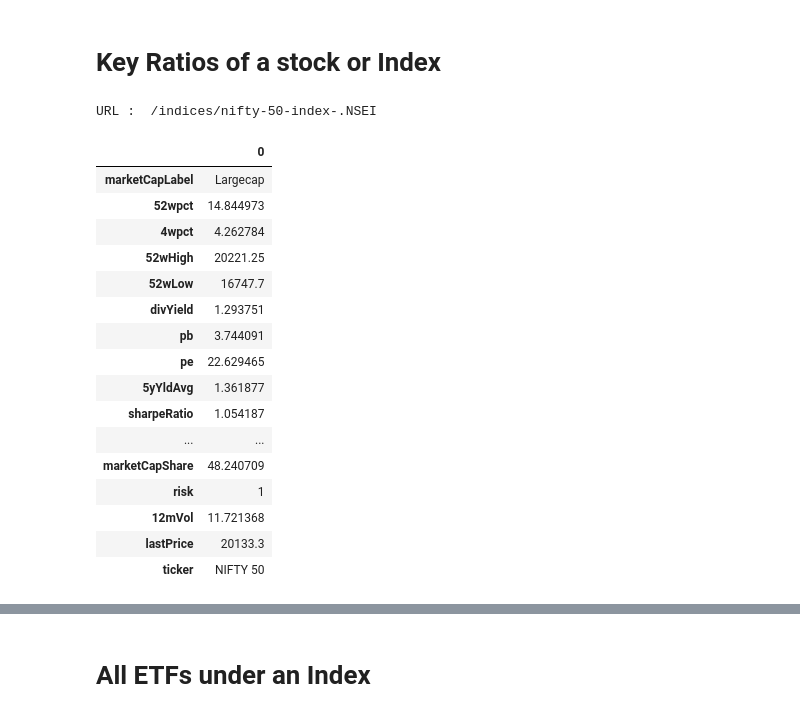
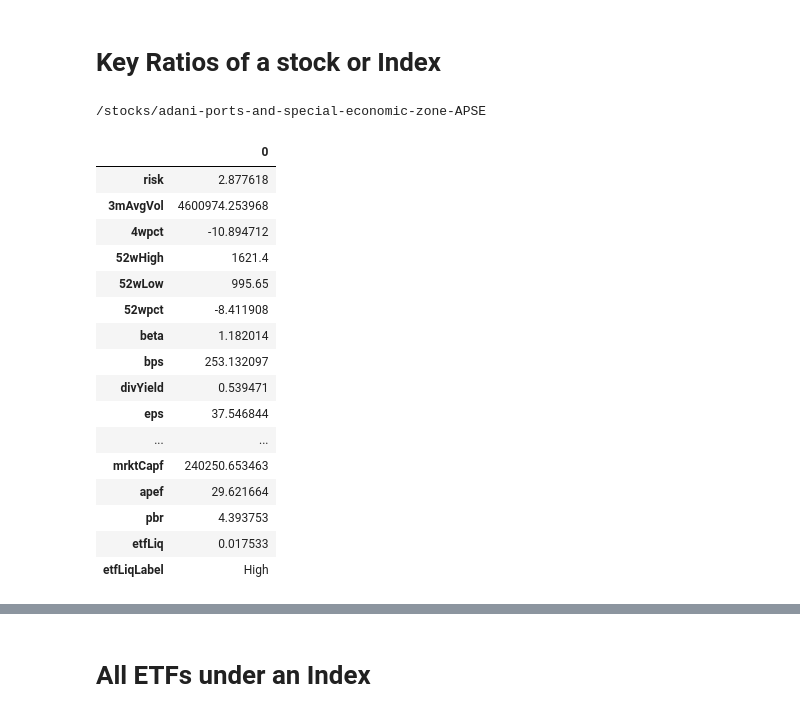
Before and after one commit to Sampad-Hegde/Bharat-SM-Data, a Jupyter notebook: examples/Fundementals_Tickertape.ipynb, the cells around one changed output, grey strips where cells are left out. Saved outputs shown, nothing was run; the diff lists cells and outputs as text; code cells hidden in the pictures.

```diff
--- a/examples/Fundementals_Tickertape.ipynb
+++ b/examples/Fundementals_Tickertape.ipynb
@@ -266,23 +254,26 @@ ttp.get_dividends_history(slug_url)
 # %% [markdown]
 # Key Ratios of a stock or Index
 # %%
-ttp.get_key_ratios('NIFTY 50')
+_, raw_data = ttp.get_ticker('Adani Ports')
+slug_url = raw_data[0].get('slug')
+print(slug_url)
+ttp.get_key_ratios(slug_url)
 # %% [output]
-URL :  /indices/nifty-50-index-.NSEI
+/stocks/adani-ports-and-special-economic-zone-APSE
 |  | 0 |
-| marketCapLabel | Largecap |
-| 52wpct | 14.844973 |
-| 4wpct | 4.262784 |
-| 52wHigh | 20221.25 |
-| 52wLow | 16747.7 |
-| divYield | 1.293751 |
-| pb | 3.744091 |
-| pe | 22.629465 |
-| 5yYldAvg | 1.361877 |
-| sharpeRatio | 1.054187 |
+| risk | 2.877618 |
+| 3mAvgVol | 4600974.253968 |
+| 4wpct | -10.894712 |
+| 52wHigh | 1621.4 |
+| 52wLow | 995.65 |
+| 52wpct | -8.411908 |
+| beta | 1.182014 |
+| bps | 253.132097 |
+| divYield | 0.539471 |
+| eps | 37.546844 |
 | ... | ... |
-| marketCapShare | 48.240709 |
-| risk | 1 |
-| 12mVol | 11.721368 |
-| lastPrice | 20133.3 |
-| ticker | NIFTY 50 |
+| mrktCapf | 240250.653463 |
+| apef | 29.621664 |
+| pbr | 4.393753 |
+| etfLiq | 0.017533 |
+| etfLiqLabel | High |
```
Also changed, not shown: parts of 20 cells of this notebook, 9 other files.
